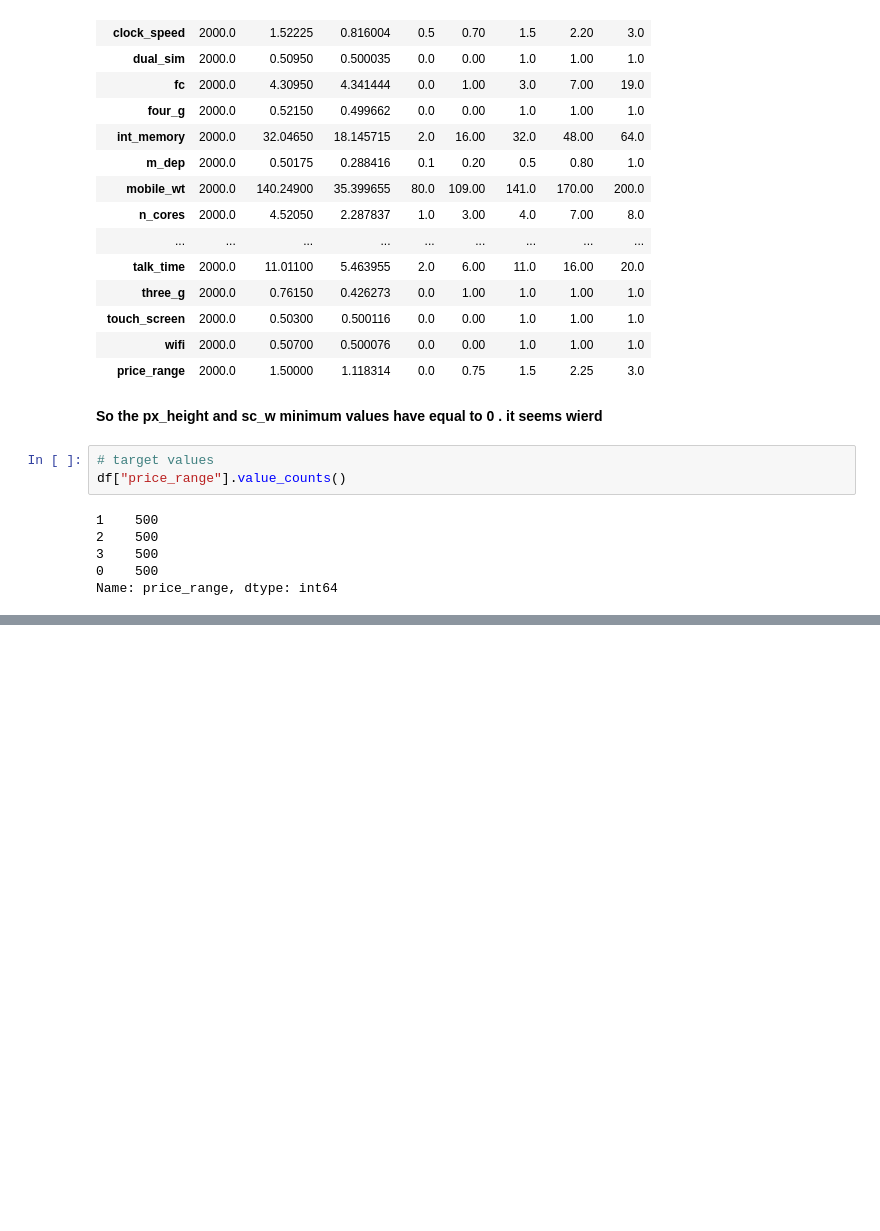
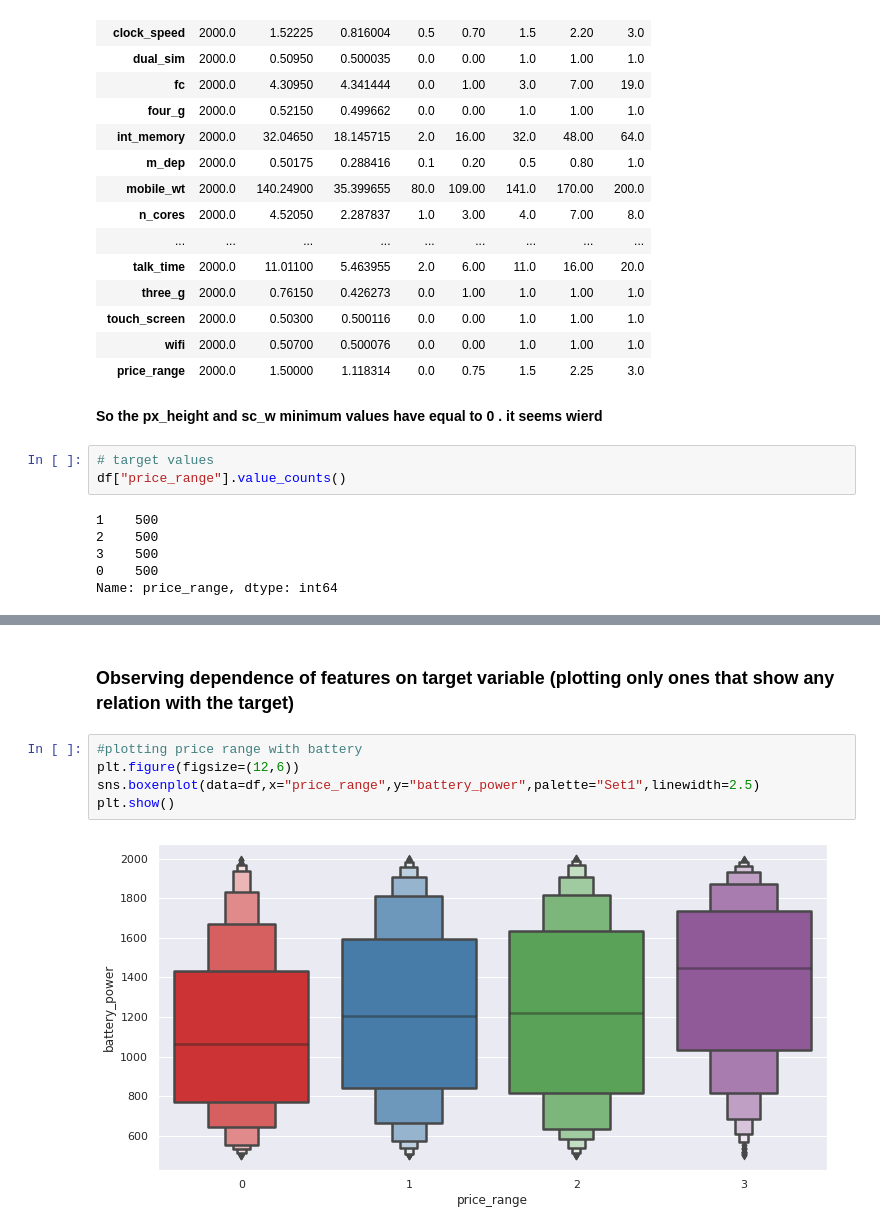
Before and after one commit to AbhijeetS1112/Mobile_price_range_prediction, a Jupyter notebook: Mobile_Price_Range_Prediction.ipynb, the cells around one changed output, grey strips where cells are left out. Cells and saved outputs as stored; diff of their text form; blank space fills up the shorter version.

```diff
--- a/Mobile_Price_Range_Prediction.ipynb
+++ b/Mobile_Price_Range_Prediction.ipynb
@@ -141,0 +165,9 @@ Name: price_range, dtype: int64
+# %% [markdown]
+### Observing dependence of features on target variable (plotting only ones that show any relation with the target)
+# %%
+#plotting price range with battery
+plt.figure(figsize=(12,6))
+sns.boxenplot(data=df,x="price_range",y="battery_power",palette="Set1",linewidth=2.5)
+plt.show()
+# %% [output]
+[figure, added]
```
Also changed, not shown: parts of 12 cells of this notebook.
